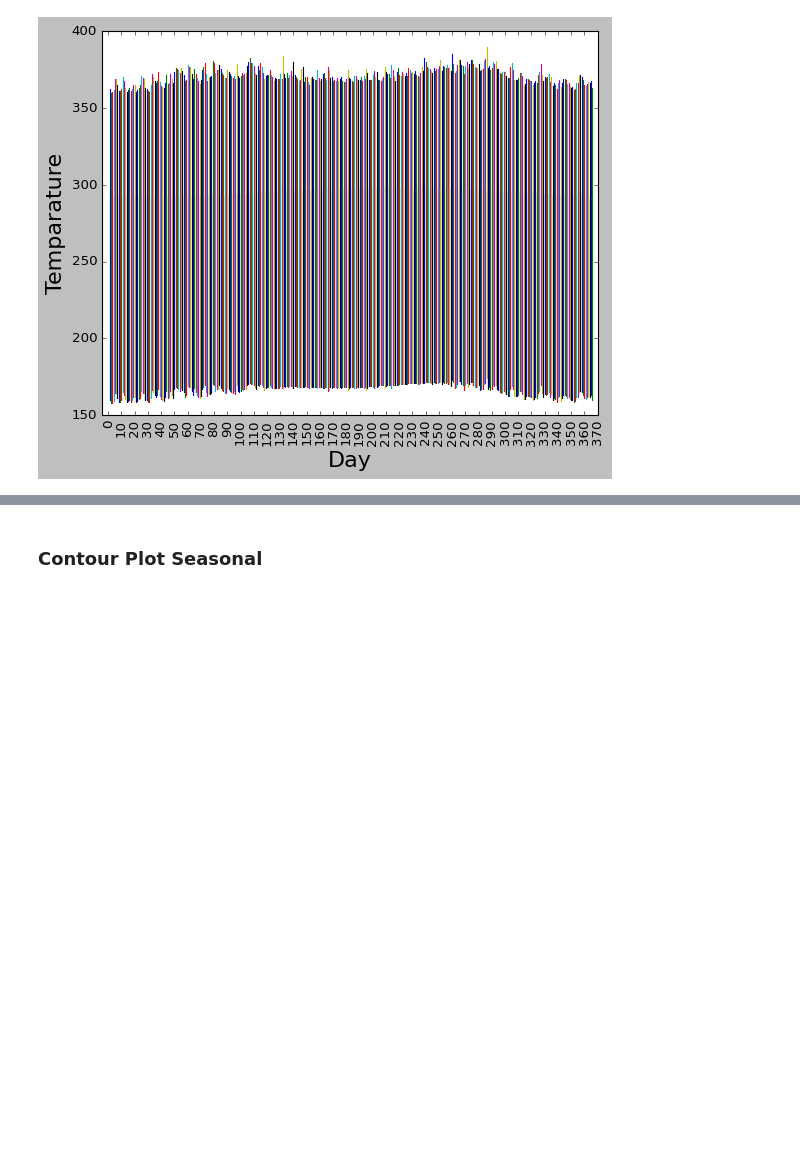
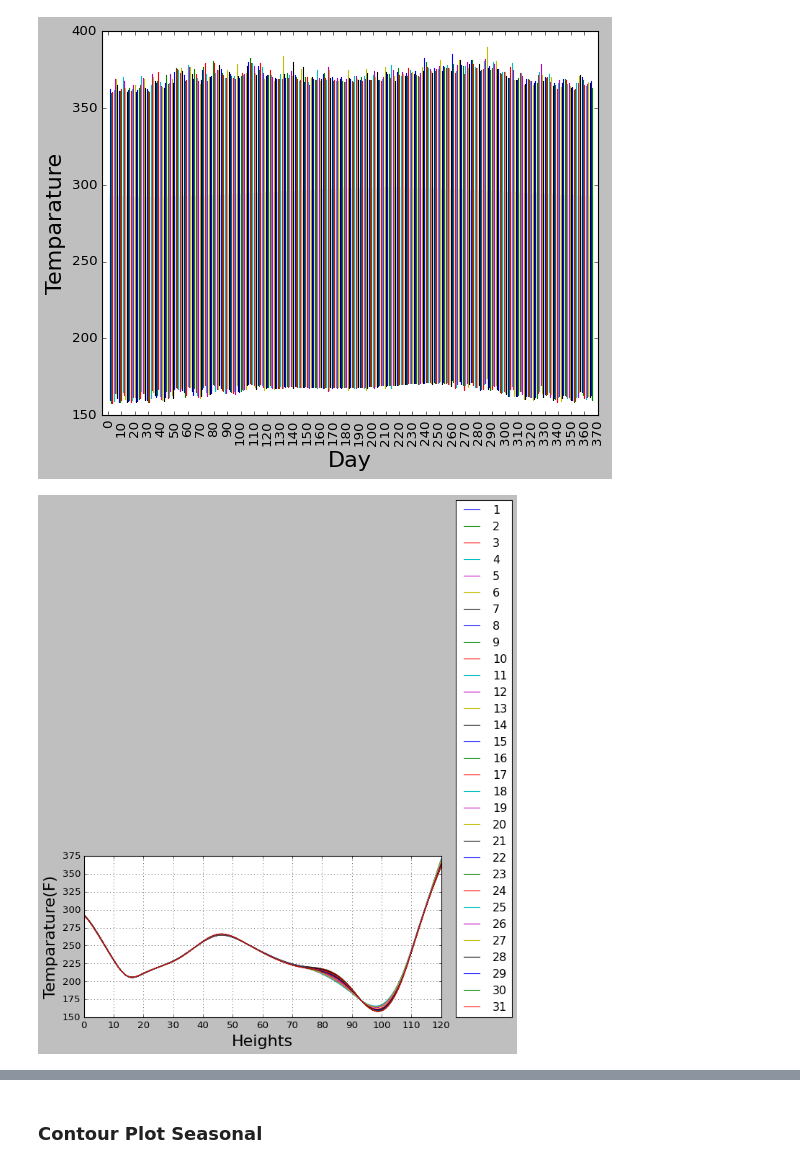
Before and after one commit to alinadevkota/DataViz, a Jupyter notebook: notebooks/load_and_visualize.ipynb, the cells around one changed output, grey strips where cells are left out. Drawn from its saved outputs; the diff is of its cells as text; code cells hidden in the pictures; blank space fills up the shorter version.

Commit message:
additional line plots

```diff
--- a/notebooks/load_and_visualize.ipynb
+++ b/notebooks/load_and_visualize.ipynb
@@ -261,25 +261,26 @@ ax.set_xticklabels(ax.get_xticks().astype(int), rotation = 90)
 # %%
 fig,ax = plt.subplots(1, figsize=(8,3.5))
 
-df = sorted_df
+df = sorted_dfs['jan']
 
 heights = df["height"].values
 temp_cols = [x for x in cols if x.startswith('temperature')]
 for temp_col in temp_cols:
     temp = df[temp_col].values
-    day = int("".join([x for x in temp_col if x.isdigit()]))
-    day_arr = np.ones_like(temp) * day_cnt
-    ax.plot(day_arr, temp)
-ax.plot(heights, avg_temp, label=month)
+    day = "".join([x for x in temp_col if x.isdigit()])
+    # day_arr = np.ones_like(temp) * day_cnt
+    ax.plot(heights, temp, label=day)
 
 ax.set_xlabel("Heights", fontsize=20)
 ax.set_ylabel("Temparature(F)", fontsize=20)
 ax.xaxis.set_major_locator(MultipleLocator(10))
 ax.yaxis.set_major_locator(MultipleLocator(25))
 ax.grid()
 plt.legend(loc=(1.04,0))
 plt.savefig('./output/month_wise_line_plot.pdf')
 plt.show()
+# %% [output]
+[figure, added]
 # %%
 fig,ax = plt.subplots(1, figsize=(8,6))
 for month, df in sorted_dfs.items():
```
Also changed, not shown: parts of 1 cell of this notebook.
